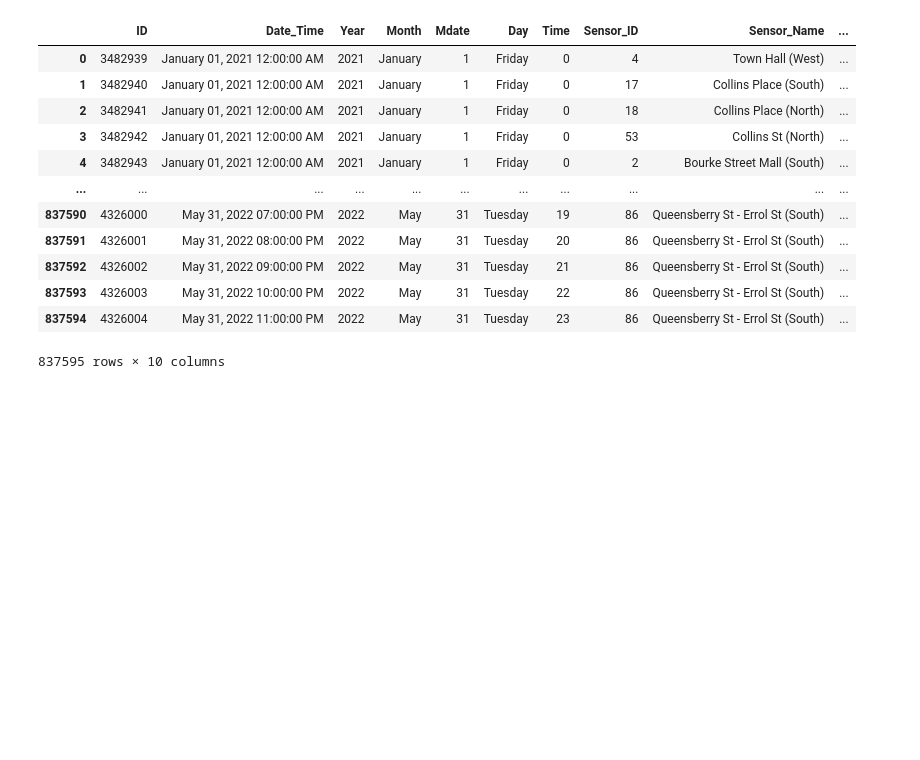
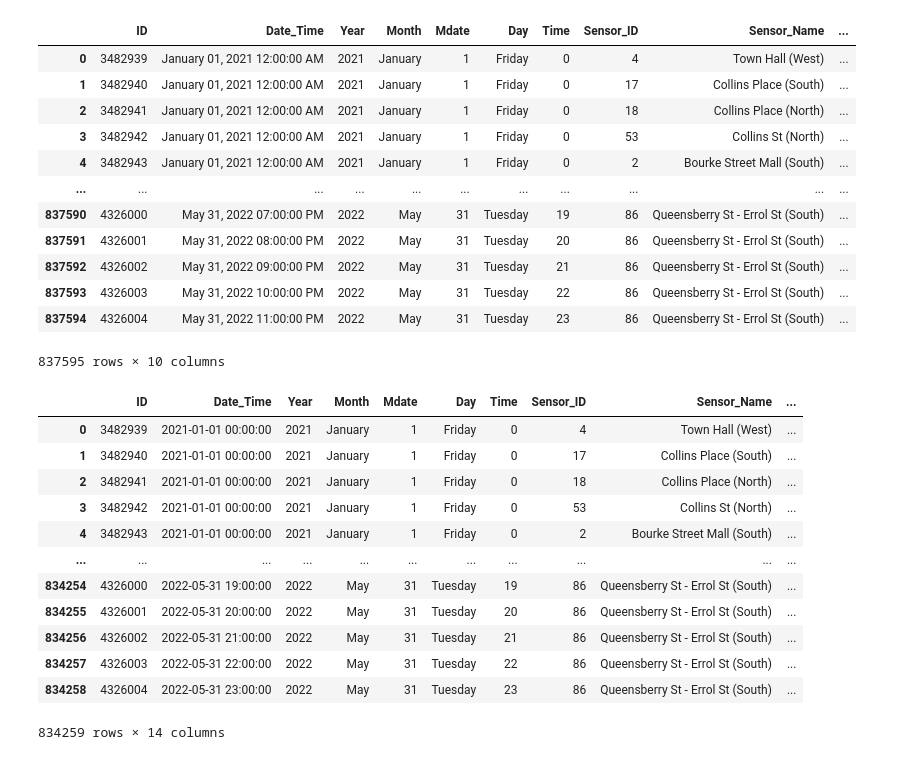
Before and after one commit to didiwool/Programming_Assignment, a Jupyter notebook: assignment.ipynb, the cells around one changed output. Cells and saved outputs as stored; diff of their text form; code cells hidden in the pictures; blank space fills up the shorter version.

```diff
--- a/assignment.ipynb
+++ b/assignment.ipynb
@@ -567,30 +568,45 @@ rainfall_df = pd.read_csv(rain_file)
 temperature_df = pd.read_csv(temp_file)
 solar_df = pd.read_csv(solar_file)
 # add date_key column in format 'YearMonthMdate'
 month_dict = {"January": 1, "February": 2, "March": 3, "April": 4, "May": 5, "June": 6, "July": 7, "August": 8, "September": 9, "October": 10, "November": 11, "December": 12}
 pedestrain_df["date_key"] = pedestrain_df["Year"].astype(str) + pedestrain_df["Month"].map(month_dict).astype(str) + pedestrain_df["Mdate"].astype(str)
 
 # join rainfall dataframe based on column date_key
 rainfall_df["date_key"] = rainfall_df["Year"].astype(str) + rainfall_df["Month"].astype(str) + rainfall_df["Day"].astype(str)
 rainfall_df.drop(["Product code","Bureau of Meteorology station number", "Period over which rainfall was measured (days)","Quality", "Year", "Month", "Day"],axis = 1, inplace = True)
 rainfall_dict = list(rainfall_df.set_index(rainfall_df.date_key).drop("date_key", axis = 1).to_dict().values())[0]
 
 # join temperature dataframe based on column date_key
 temperature_df["date_key"] = temperature_df["Year"].astype(str) + temperature_df["Month"].astype(str) + temperature_df["Day"].astype(str)
 temperature_df.drop(["Product code","Bureau of Meteorology station number",  "Year", "Month", "Day", "Days of accumulation of maximum temperature", "Quality"],axis = 1, inplace = True)
 temperature_dict = list(temperature_df.set_index(temperature_df.date_key).drop("date_key", axis = 1).to_dict().values())[0]
 
 # join solar dataframe based on column date_key
 solar_df["date_key"] = solar_df["Year"].astype(str) + solar_df["Month"].astype(str) + solar_df["Day"].astype(str)
 solar_df.drop(["Product code","Bureau of Meteorology station number",  "Year", "Month", "Day"],axis = 1, inplace = True)
 solar_dict = list(solar_df.set_index(solar_df.date_key).drop("date_key", axis = 1).to_dict().values())[0]
 
 pedestrain_df["Rainfall amount (millimetres)"] = pedestrain_df["date_key"].map(rainfall_dict)
 pedestrain_df["Maximum temperature (Degree C)"] = pedestrain_df["date_key"].map(temperature_dict)
 pedestrain_df["Daily global solar exposure (MJ/m*m)"] = pedestrain_df["date_key"].map(solar_dict)
 df = pedestrain_df
 
 # remove any row with null value in rainfall amount, max temperature, solar exposure
 xcut = (df["Rainfall amount (millimetres)"].isnull() | df["Maximum temperature (Degree C)"].isnull() | df["Daily global solar exposure (MJ/m*m)"].isnull())
 df = df[xcut == False].reset_index(drop = True)
 df.Date_Time = pd.to_datetime(df.Date_Time)
+df
+# %% [output]
+|  | ID | Date_Time | Year | Month | Mdate | Day | Time | Sensor_ID | Sensor_Name | ... |
+| 0 | 3482939 | 2021-01-01 00:00:00 | 2021 | January | 1 | Friday | 0 | 4 | Town Hall (West) | ... |
+| 1 | 3482940 | 2021-01-01 00:00:00 | 2021 | January | 1 | Friday | 0 | 17 | Collins Place (South) | ... |
+| 2 | 3482941 | 2021-01-01 00:00:00 | 2021 | January | 1 | Friday | 0 | 18 | Collins Place (North) | ... |
+| 3 | 3482942 | 2021-01-01 00:00:00 | 2021 | January | 1 | Friday | 0 | 53 | Collins St (North) | ... |
+| 4 | 3482943 | 2021-01-01 00:00:00 | 2021 | January | 1 | Friday | 0 | 2 | Bourke Street Mall (South) | ... |
+| ... | ... | ... | ... | ... | ... | ... | ... | ... | ... | ... |
+| 834254 | 4326000 | 2022-05-31 19:00:00 | 2022 | May | 31 | Tuesday | 19 | 86 | Queensberry St - Errol St (South) | ... |
+| 834255 | 4326001 | 2022-05-31 20:00:00 | 2022 | May | 31 | Tuesday | 20 | 86 | Queensberry St - Errol St (South) | ... |
+| 834256 | 4326002 | 2022-05-31 21:00:00 | 2022 | May | 31 | Tuesday | 21 | 86 | Queensberry St - Errol St (South) | ... |
+| 834257 | 4326003 | 2022-05-31 22:00:00 | 2022 | May | 31 | Tuesday | 22 | 86 | Queensberry St - Errol St (South) | ... |
+| 834258 | 4326004 | 2022-05-31 23:00:00 | 2022 | May | 31 | Tuesday | 23 | 86 | Queensberry St - Errol St (South) | ... |
+834259 rows × 14 columns
```
Also changed, not shown: parts of 9 cells of this notebook.
